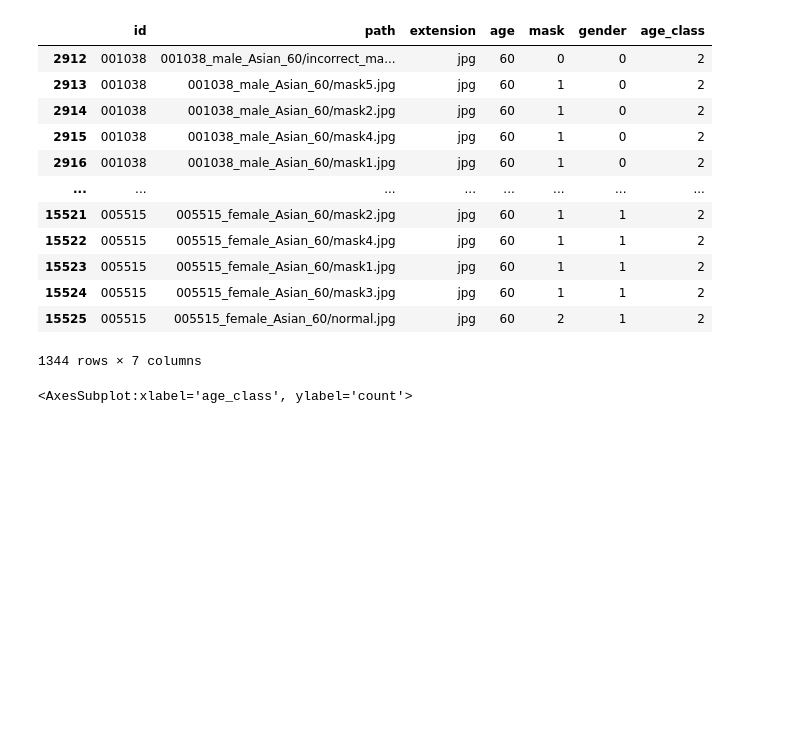
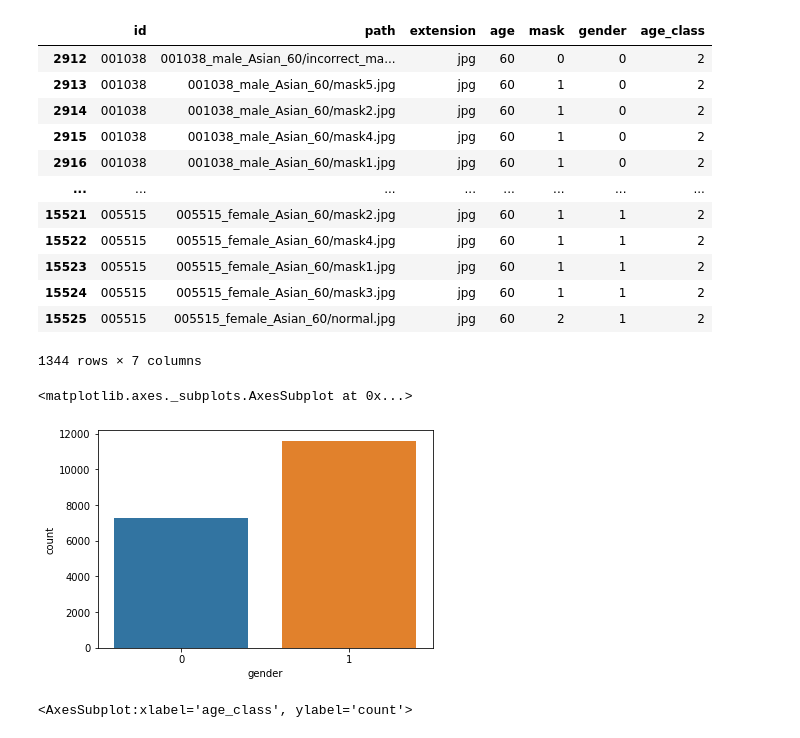
Before and after one commit to boostcampaitech3/level1-image-classification-level1-recsys-08, a Jupyter notebook: code/EDA.ipynb, the cells around one changed output. Cells and saved outputs as stored; diff of their text form; code cells hidden in the pictures; blank space fills up the shorter version.

```diff
--- a/code/EDA.ipynb
+++ b/code/EDA.ipynb
@@ -214,6 +225,11 @@ df_train_adj[df_train_adj['age']==60]
 | 15524 | 005515 | 005515_female_Asian_60/mask3.jpg | jpg | 60 | 1 | 1 | 2 |
 | 15525 | 005515 | 005515_female_Asian_60/normal.jpg | jpg | 60 | 2 | 1 | 2 |
 1344 rows × 7 columns
+# %%
+sns.countplot(x = df_train_adj['gender'])
+# %% [output]
+<matplotlib.axes._subplots.AxesSubplot at 0x...>
+[figure, added]
 # %%
 # 60세의 데이터가 많이 부족하다.
 sns.countplot(x = df_train_adj['age_class'])
```
Also changed, not shown: parts of 9 cells of this notebook, 6 other files.
